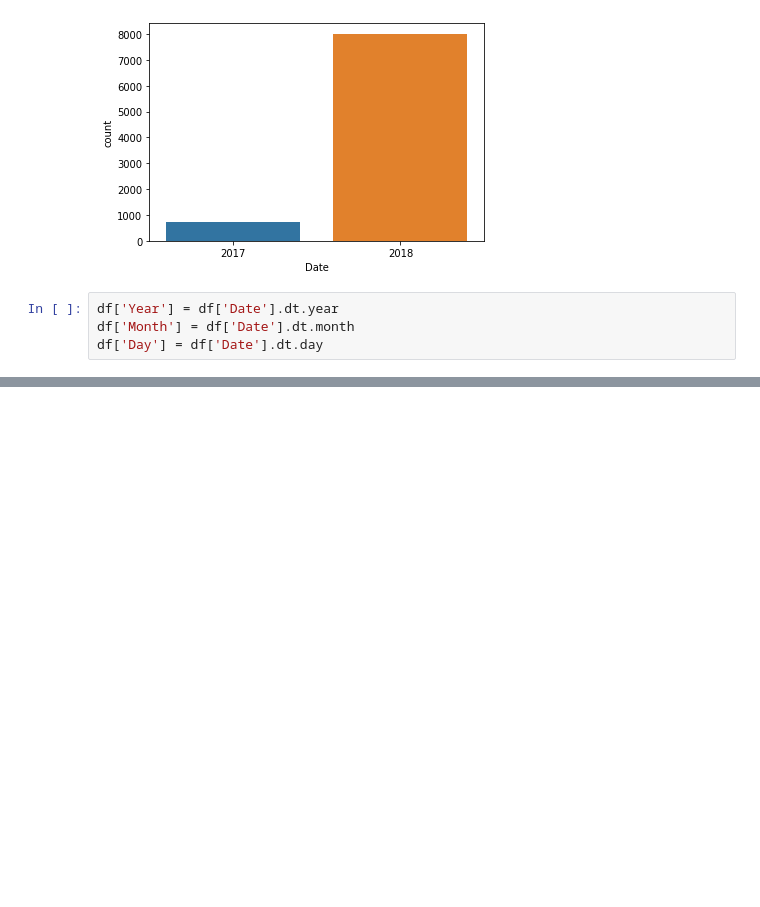
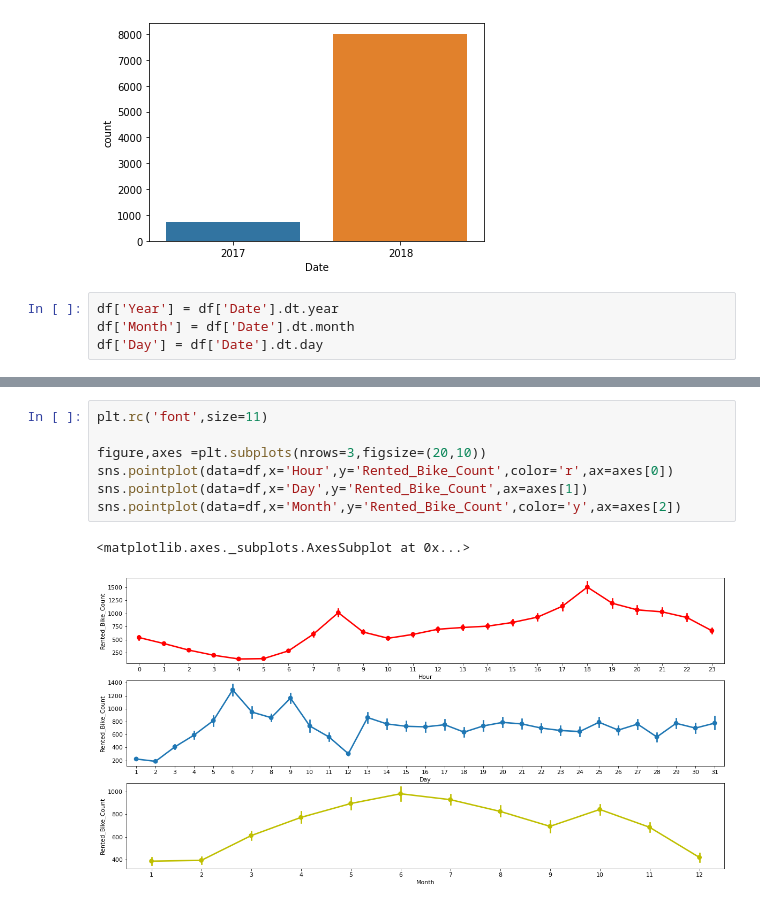
Before and after one commit to AkashSalmuthe/Bike-Sharing-Demand-Prediction, a Jupyter notebook: Bike_Sharing_Demand_Prediction_Capstone_Project.ipynb, the cells around one changed output, grey strips where cells are left out. Drawn from its saved outputs; the diff is of its cells as text; blank space fills up the shorter version.

```diff
--- a/Bike_Sharing_Demand_Prediction_Capstone_Project.ipynb
+++ b/Bike_Sharing_Demand_Prediction_Capstone_Project.ipynb
@@ -244,0 +245,10 @@ axes[1, 1].tick_params(axis='x', labelrotation=90)
+# %%
+plt.rc('font',size=11)
+
+figure,axes =plt.subplots(nrows=3,figsize=(20,10))
+sns.pointplot(data=df,x='Hour',y='Rented_Bike_Count',color='r',ax=axes[0])
+sns.pointplot(data=df,x='Day',y='Rented_Bike_Count',ax=axes[1])
+sns.pointplot(data=df,x='Month',y='Rented_Bike_Count',color='y',ax=axes[2])
+# %% [output]
+<matplotlib.axes._subplots.AxesSubplot at 0x...>
+[figure, added]
```
Also changed, not shown: parts of 10 cells of this notebook.
